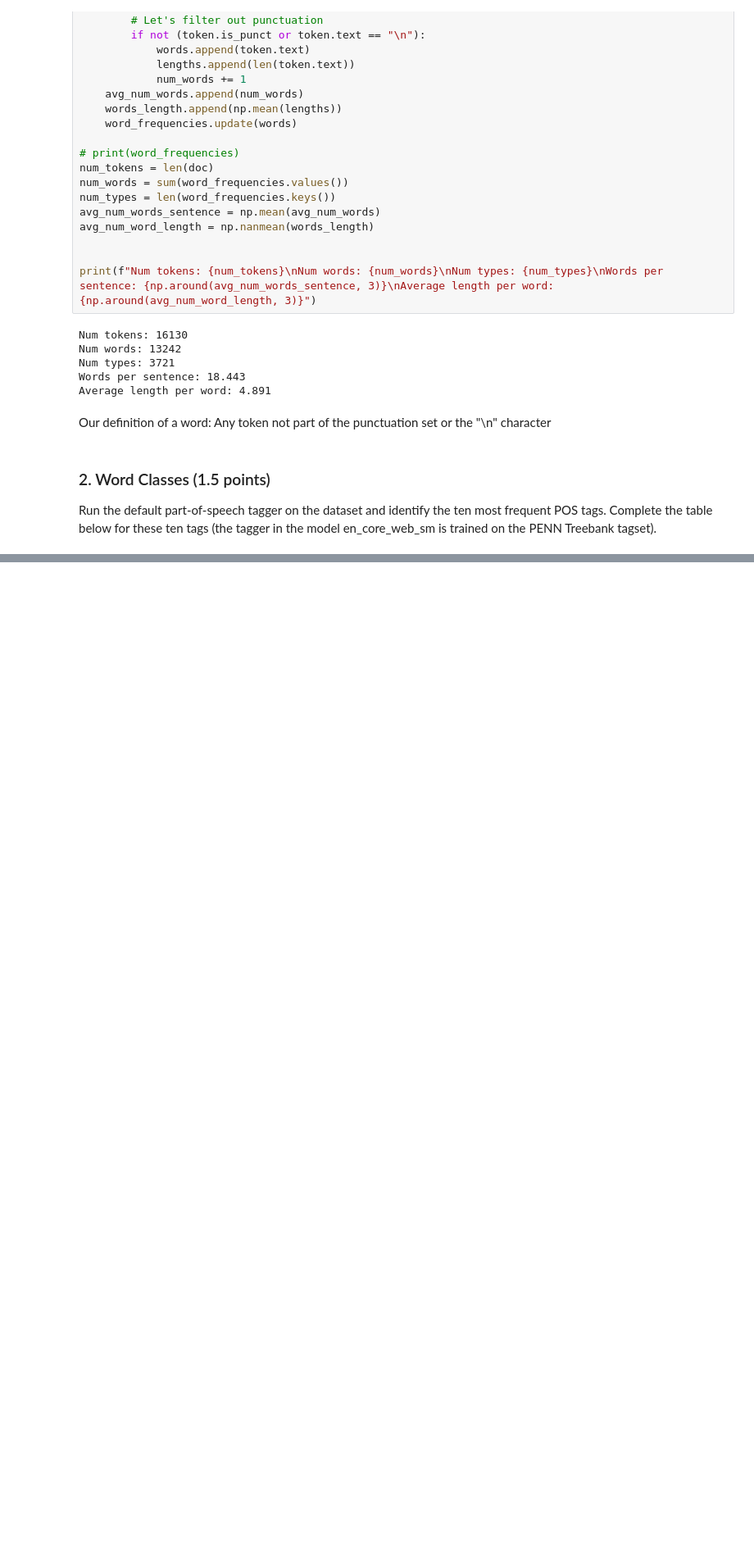
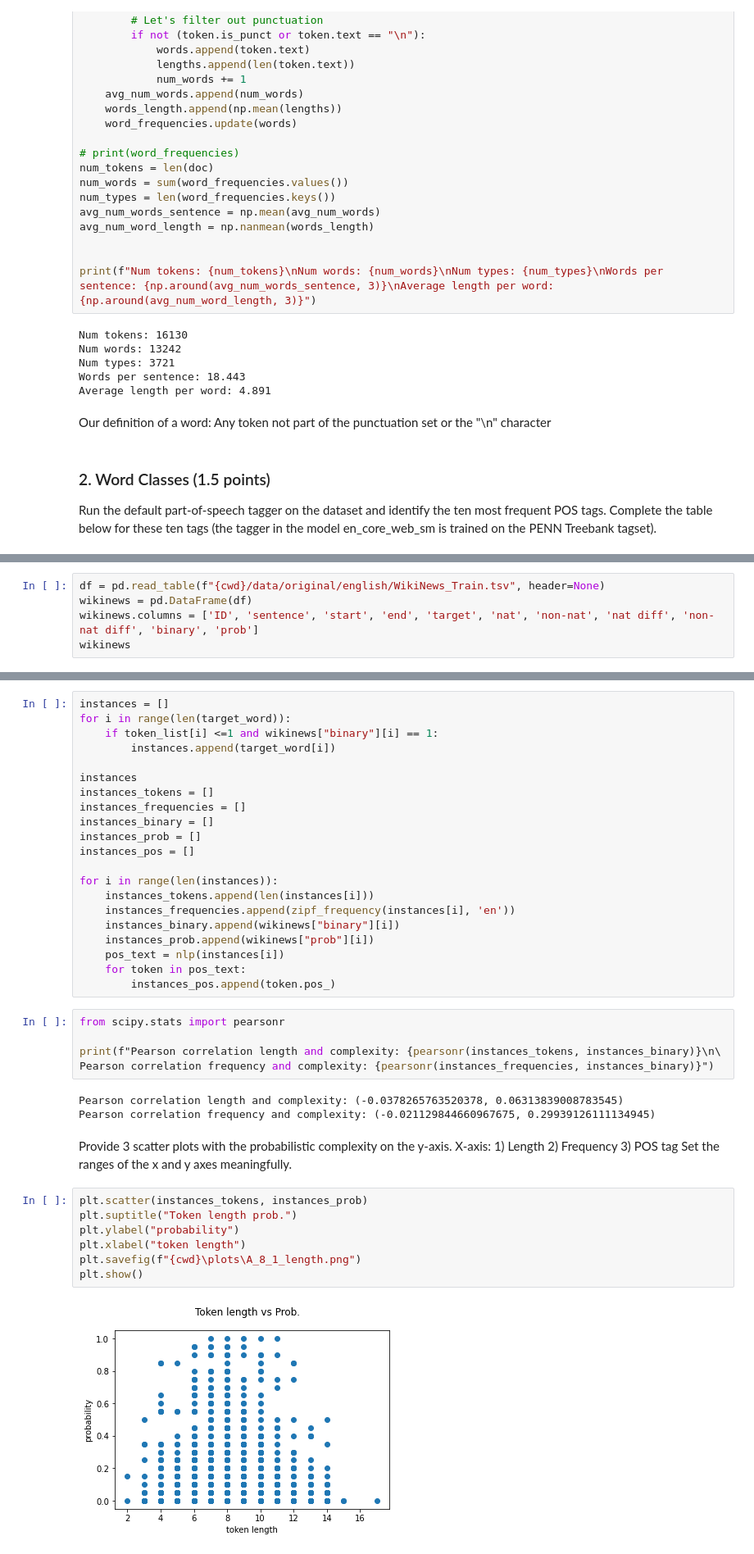
Before and after one commit to Pmobilee/NLPT, a Jupyter notebook: ASSIGNMENT_1.ipynb, the cells around one changed output, grey strips where cells are left out. Shown at 82% size. Drawn from its saved outputs; the diff is of its cells as text; blank space fills up the shorter version.

```diff
--- a/ASSIGNMENT_1.ipynb
+++ b/ASSIGNMENT_1.ipynb
@@ -246,0 +409,5 @@ and POS trigrams
+# %%
+df = pd.read_table(f"{cwd}/data/original/english/WikiNews_Train.tsv", header=None)
+wikinews = pd.DataFrame(df)
+wikinews.columns = ['ID', 'sentence', 'start', 'end', 'target', 'nat', 'non-nat', 'nat diff', 'non-nat diff', 'binary', 'prob']
+wikinews
@@ -246,0 +473,42 @@ and POS trigrams
+# %%
+instances = []
+for i in range(len(target_word)):
+    if token_list[i] <=1 and wikinews["binary"][i] == 1:
+        instances.append(target_word[i])
+
+instances
+instances_tokens = []
+instances_frequencies = []
+instances_binary = []
+instances_prob = []
+instances_pos = []
+
+for i in range(len(instances)):
+    instances_tokens.append(len(instances[i]))
+    instances_frequencies.append(zipf_frequency(instances[i], 'en'))
+    instances_binary.append(wikinews["binary"][i])
+    instances_prob.append(wikinews["prob"][i])
+    pos_text = nlp(instances[i])
+    for token in pos_text:
+        instances_pos.append(token.pos_)
+# %%
+from scipy.stats import pearsonr
+
+print(f"Pearson correlation length and complexity: {pearsonr(instances_tokens, instances_binary)}\n\
+Pearson correlation frequency and complexity: {pearsonr(instances_frequencies, instances_binary)}")
+# %% [output]
+Pearson correlation length and complexity: (-0.0378265763520378, 0.06313839008783545)
+Pearson correlation frequency and complexity: (-0.021129844660967675, 0.29939126111134945)
+# %% [markdown]
+Provide 3 scatter plots with the probabilistic complexity on the y-axis.
+X-axis: 1) Length 2) Frequency 3) POS tag
+Set the ranges of the x and y axes meaningfully.
+# %%
+plt.scatter(instances_tokens, instances_prob)
+plt.suptitle("Token length prob.")
+plt.ylabel("probability")
+plt.xlabel("token length")
+plt.savefig(f"{cwd}\plots\A_8_1_length.png")
+plt.show()
+# %% [output]
+[figure, added]
```
Also changed, not shown: parts of 30 cells of this notebook, 4 other files.
